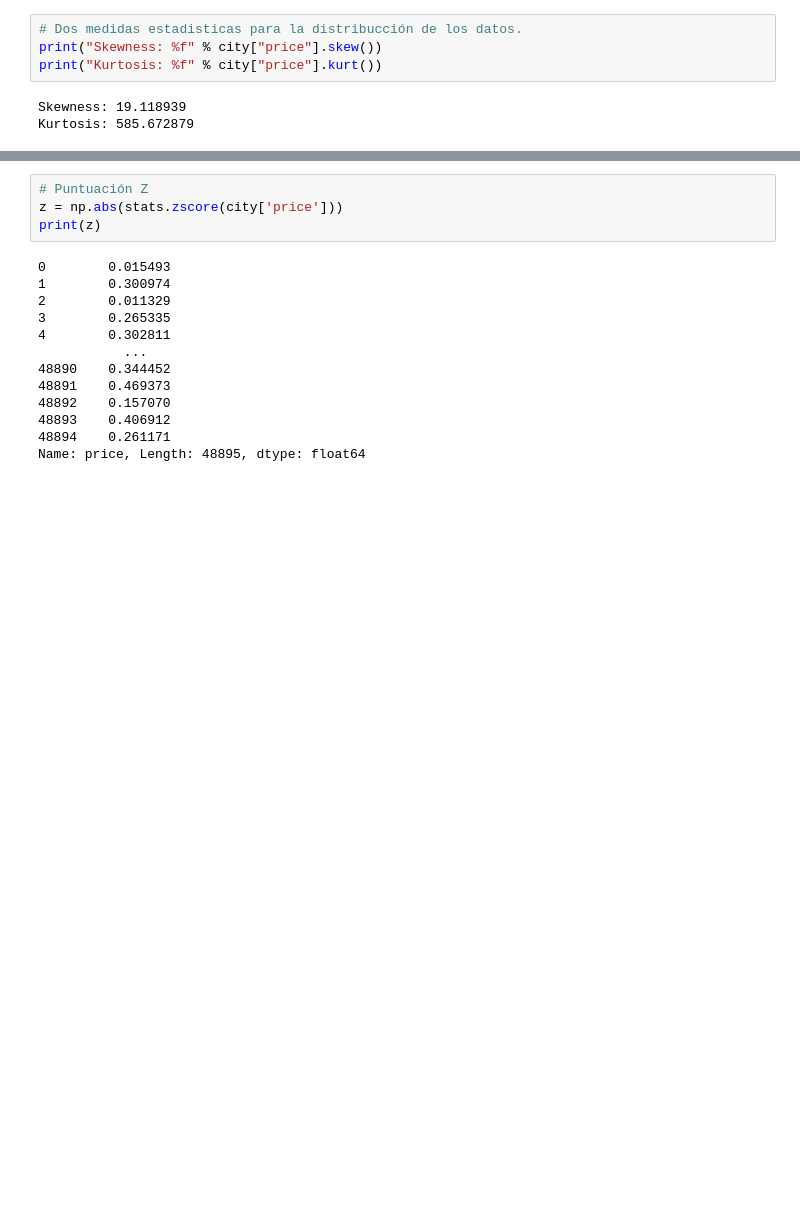
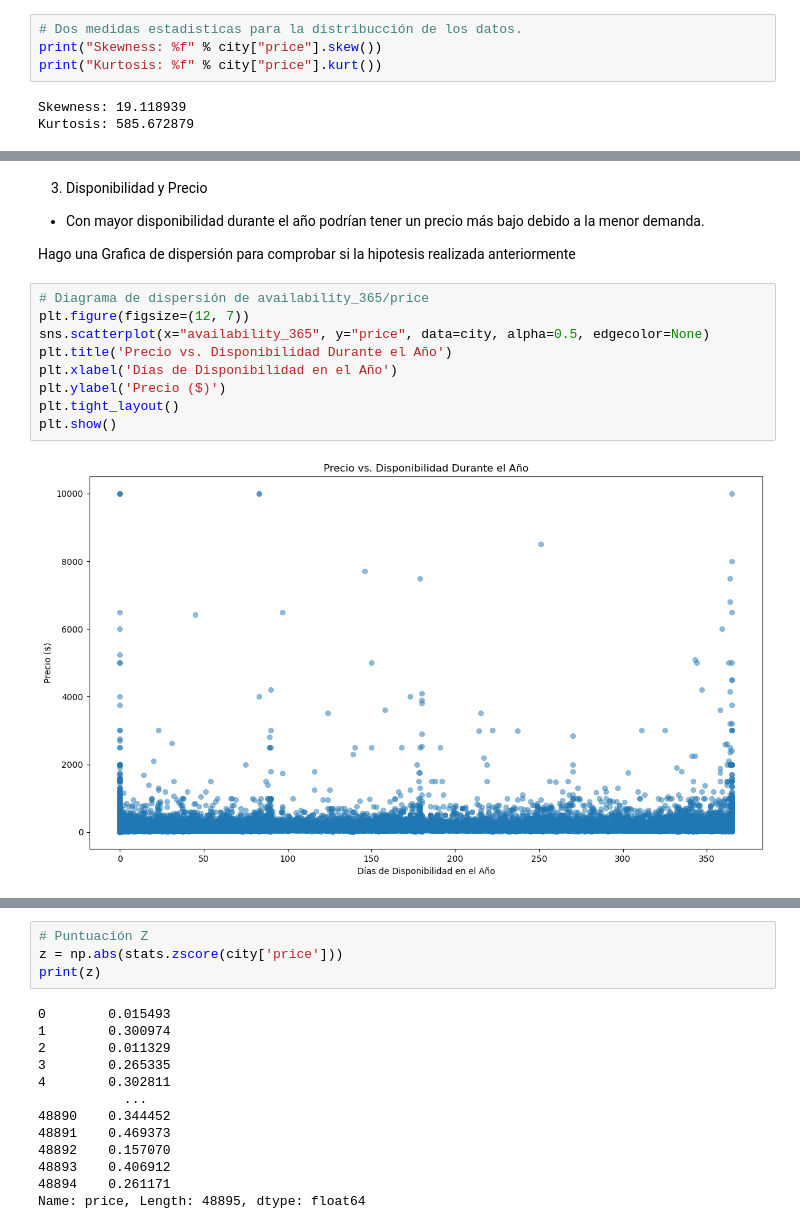
Before and after one commit to AI-School-F5-P2/Data_Analyst, a Jupyter notebook: Cities/New_York.ipynb, the cells around one changed output, grey strips where cells are left out. Saved outputs shown, nothing was run; the diff lists cells and outputs as text; blank space fills up the shorter version.

```diff
--- a/Cities/New_York.ipynb
+++ b/Cities/New_York.ipynb
@@ -192,0 +255,16 @@ plt.xticks(rotation=100);
+# %% [markdown]
+3. Disponibilidad y Precio
+ - Con mayor disponibilidad durante el año podrían tener un precio más bajo debido a la menor demanda.
+
+Hago una Grafica de dispersión para comprobar si la hipotesis realizada anteriormente
+# %%
+# Diagrama de dispersión de availability_365/price
+plt.figure(figsize=(12, 7))
+sns.scatterplot(x="availability_365", y="price", data=city, alpha=0.5, edgecolor=None)
+plt.title('Precio vs. Disponibilidad Durante el Año')
+plt.xlabel('Días de Disponibilidad en el Año')
+plt.ylabel('Precio ($)')
+plt.tight_layout()
+plt.show()
+# %% [output]
+[figure, added]
```
Also changed, not shown: parts of 24 cells of this notebook.
